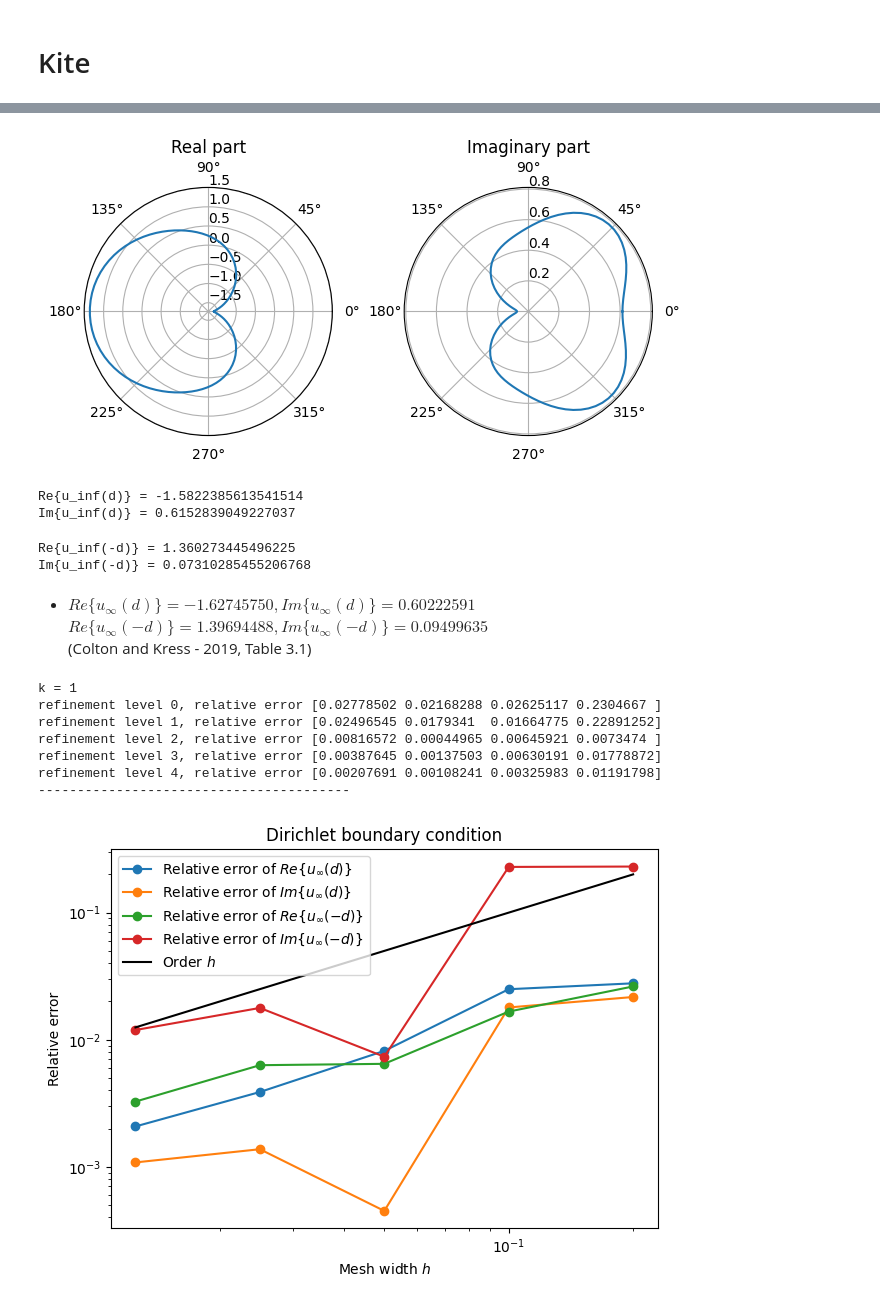
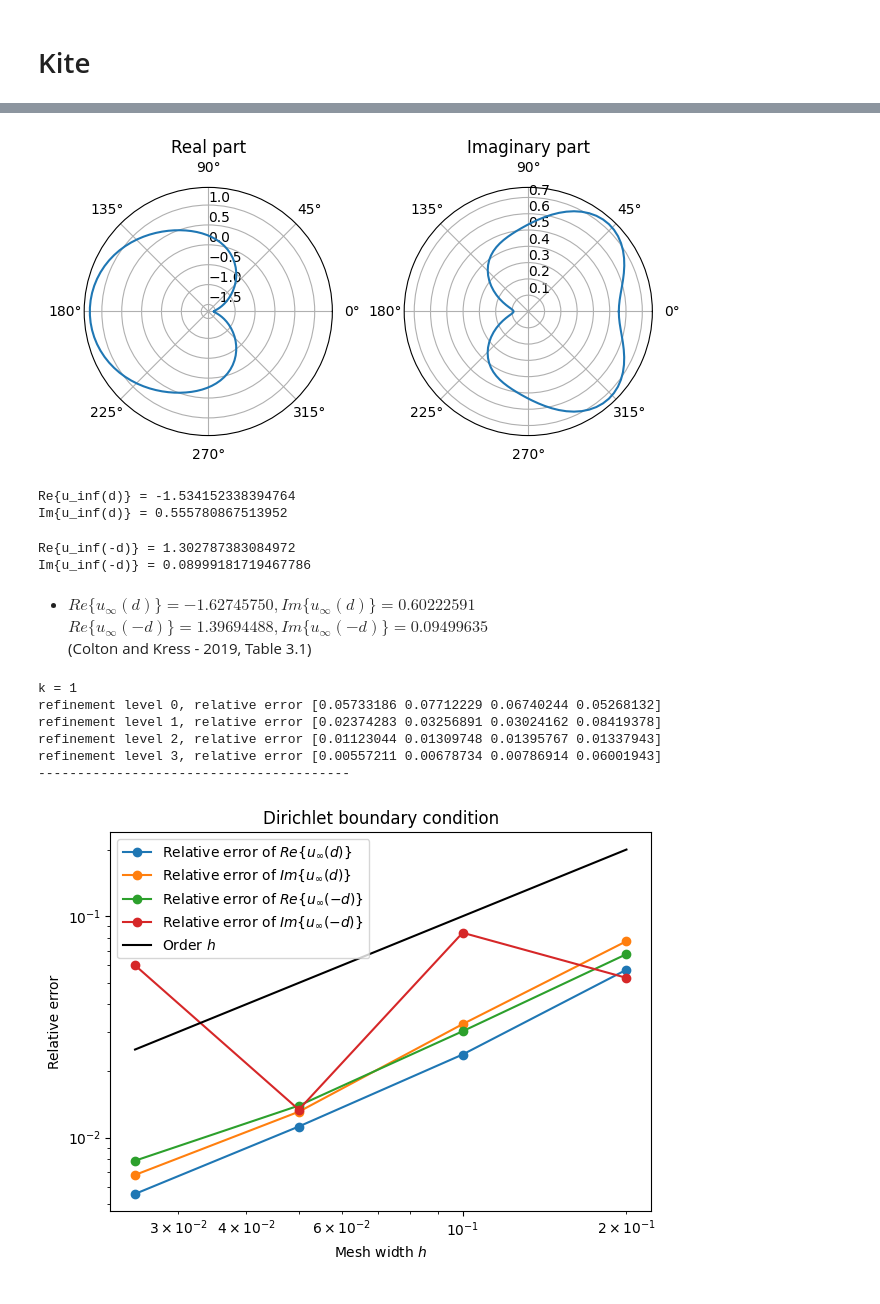
Before and after one commit to gninr/scattering, a Jupyter notebook: plane_wave.ipynb, the cells around one changed output, grey strips where cells are left out. Saved outputs shown, nothing was run; the diff lists cells and outputs as text; code cells hidden in the pictures.

Commit message:
complex mode and uniform refinement

```diff
--- a/plane_wave.ipynb
+++ b/plane_wave.ipynb
@@ -66,5 +71,3 @@ g_fct = dirichlet_bc(k, d)
-# %%
-uh = solve(mesh, k, a1, b1, g_fct)
 # %%
 plot_field(uh, a0, a1, b0, b1)
 # %% [output]
@@ -72,82 +75,90 @@ plot_field(uh, a0, a1, b0, b1)
 # %%
-X = fd.SpatialCoordinate(mesh)
-xd = fd.dot(fd.as_vector(d), X)
-inc = (fd.cos(k * xd), fd.cos(k * xd))
 plot_far_field(k, uh, inc)
 # %% [output]
-[figure, old version]
+[figure, new version]
 # %%
-u_inf_re, u_inf_im = far_field(k, uh, 0, inc)
-print("Re{u_inf(d)} =", u_inf_re)
-print("Im{u_inf(d)} =", u_inf_im)
+u_inf = far_field(k, uh, 0, inc)
+print("Re{u_inf(d)} =", u_inf.real)
+print("Im{u_inf(d)} =", u_inf.imag)
 # %% [output]
-Re{u_inf(d)} = -1.5822385613541514
-Im{u_inf(d)} = 0.6152839049227037
+Re{u_inf(d)} = -1.534152338394764
+Im{u_inf(d)} = 0.555780867513952
 # %%
-u_inf_re, u_inf_im = far_field(k, uh, np.pi, inc)
-print("Re{u_inf(-d)} =", u_inf_re)
-print("Im{u_inf(-d)} =", u_inf_im)
+u_inf = far_field(k, uh, np.pi, inc)
+print("Re{u_inf(-d)} =", u_inf.real)
+print("Im{u_inf(-d)} =", u_inf.imag)
 # %% [output]
-Re{u_inf(-d)} = 1.360273445496225
-Im{u_inf(-d)} = 0.07310285455206768
+Re{u_inf(-d)} = 1.302787383084972
+Im{u_inf(-d)} = 0.08999181719467786
 # %% [markdown]
 - $Re\{u_\infty(d)\} = −1.62745750, Im\{u_\infty(d)\} = 0.60222591$
     $Re\{u_\infty(-d)\} = 1.39694488, Im\{u_\infty(-d)\} = 0.09499635$
     (Colton and Kress - 2019, Table 3.1)
 # %%
 # Convergence
-max_level = 5
+k = 1
+max_level = 4
 levels = np.arange(max_level)
 hs = h0 / 2**levels
-u_inf_ref = np.array([-1.62745750, 0.60222591, 1.39694488, 0.09499635])
+if k == 1:
+    u_inf_ref = np.array([-1.62745750, 0.60222591, 1.39694488, 0.09499635])
+if k == 5:
+    u_inf_ref = np.array([-2.47554380, 1.68747937, -0.19945787, 0.06015893])
 # %%
+"""
 mesh_hierarchy = []
-for level in levels:
-    # mesh_hierarchy.append(generate_mesh(a0, a1, b0, b1, "kite", level))
-    mesh_hierarchy.append(fd.Mesh("kite" + str(level) + ".msh"))
+if cached_mesh:
+    for level in levels:
+        mesh_hierarchy.append(fd.Mesh(shape + str(level) + ".msh"))
+else:
+    for level in levels:
+        mesh_hierarchy.append(generate_mesh(a0, a1, b0, b1, shape, h0, level))
+"""
+mesh_hierarchy = fd.MeshHierarchy(mesh, max_level)
 # %%
 # Dirichlet problem
-neumann = False
-k = 1
 print(f"k = {k}")
-g_fct = dirichlet_bc(k, d)
 errors = []
 for level in levels:
     m = mesh_hierarchy[level]
-    uh = solve(m, k, a1, b1, g_fct, neumann)
+    x = fd.SpatialCoordinate(m)
+    inc = fd.exp(1j * fd.dot(fd.as_vector(d), x))
+    g = -inc
 
-    X = fd.SpatialCoordinate(m)
-    xd = fd.dot(fd.as_vector(d), X)
-    inc = (fd.cos(k * xd), fd.cos(k * xd))
+    uh = solve(m, k, a0, a1, b0, b1, g)
+
     u_inf = np.empty(4)
-    u_inf[0], u_inf[1] = far_field(k, uh, 0, inc)
-    u_inf[2], u_inf[3] = far_field(k, uh, np.pi, inc)
+    u_inf1 = far_field(k, uh, 0, inc)
+    u_inf[0] = u_inf1.real
+    u_inf[1] = u_inf1.imag
+    u_inf2 = far_field(k, uh, np.pi, inc)
+    u_inf[2] = u_inf2.real
+    u_inf[3] = u_inf2.imag
     rel_err = np.abs((u_inf - u_inf_ref) / u_inf_ref)
     print(f"refinement level {level}, relative error {rel_err}")
     errors.append(rel_err)
 errors = np.array(errors)
 plt.loglog(hs, errors[:, 0], "-o",
            label=r"Relative error of $Re\{u_\infty(d)\}$")
 plt.loglog(hs, errors[:, 1], "-o",
            label=r"Relative error of $Im\{u_\infty(d)\}$")
 plt.loglog(hs, errors[:, 2], "-o",
            label=r"Relative error of $Re\{u_\infty(-d)\}$")
 plt.loglog(hs, errors[:, 3], "-o",
            label=r"Relative error of $Im\{u_\infty(-d)\}$")
 print("----------------------------------------")
 
 plt.loglog(hs, hs, "k", label=r"Order $h$")
 plt.legend()
 plt.xlabel(r"Mesh width $h$")
 plt.ylabel("Relative error")
 plt.title("Dirichlet boundary condition")
 plt.tight_layout()
 # %% [output]
 k = 1
-refinement level 0, relative error [0.02778502 0.02168288 0.02625117 0.2304667 ]
-refinement level 1, relative error [0.02496545 0.0179341  0.01664775 0.22891252]
-refinement level 2, relative error [0.00816572 0.00044965 0.00645921 0.0073474 ]
-refinement level 3, relative error [0.00387645 0.00137503 0.00630191 0.01778872]
-refinement level 4, relative error [0.00207691 0.00108241 0.00325983 0.01191798]
+refinement level 0, relative error [0.05733186 0.07712229 0.06740244 0.05268132]
+refinement level 1, relative error [0.02374283 0.03256891 0.03024162 0.08419378]
+refinement level 2, relative error [0.01123044 0.01309748 0.01395767 0.01337943]
+refinement level 3, relative error [0.00557211 0.00678734 0.00786914 0.06001943]
 ----------------------------------------
-[figure, old version]
+[figure, new version]
```
Also changed, not shown: parts of 12 cells of this notebook, 5 other files.
